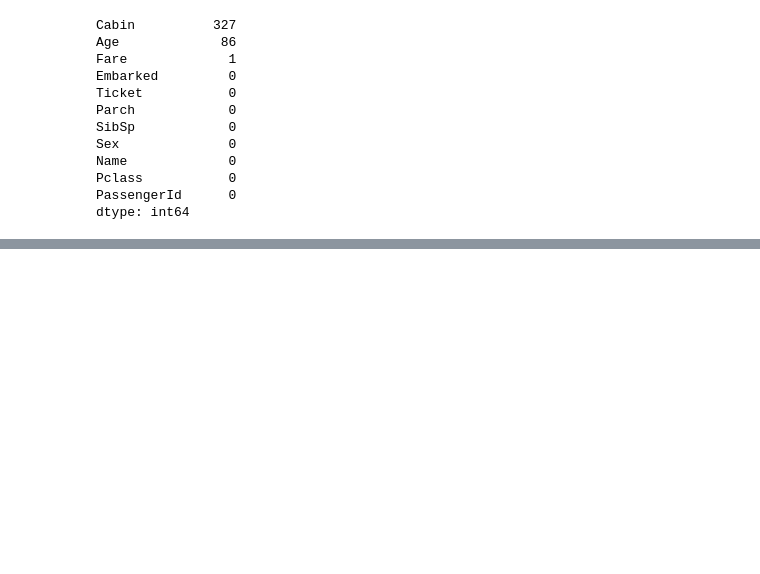
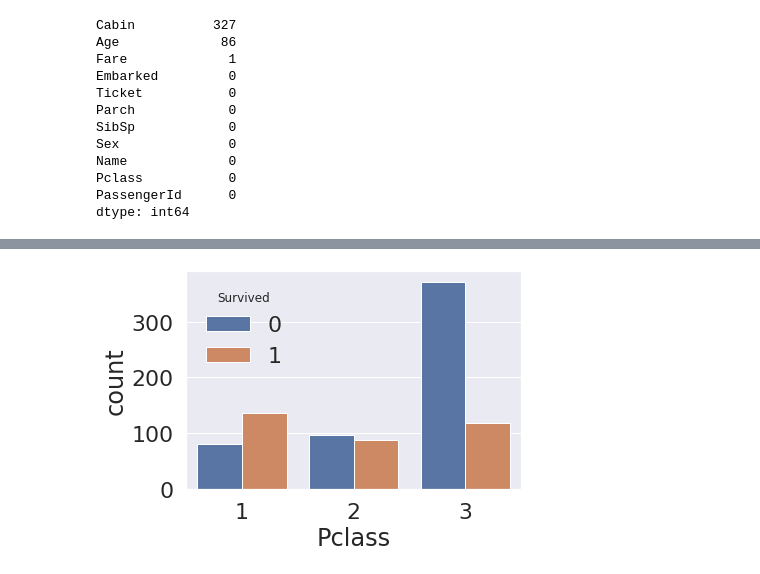
Before and after one commit to Daikoku1/Daikoku_Python, a Jupyter notebook: 캐글/타이타닉.ipynb, the cells around one changed output, grey strips where cells are left out. Cells and saved outputs as stored; diff of their text form; code cells hidden in the pictures; blank space fills up the shorter version.

```diff
--- a/캐글/타이타닉.ipynb
+++ b/캐글/타이타닉.ipynb
@@ -93,0 +177,5 @@ Text(0.5, 1.0, 'Total Missing Value (%)')
+# %%
+sns.countplot('Pclass', hue='Survived', data=df_train)
+plt.show()
+# %% [output]
+[figure, added]
```
Also changed, not shown: parts of 18 cells of this notebook.
